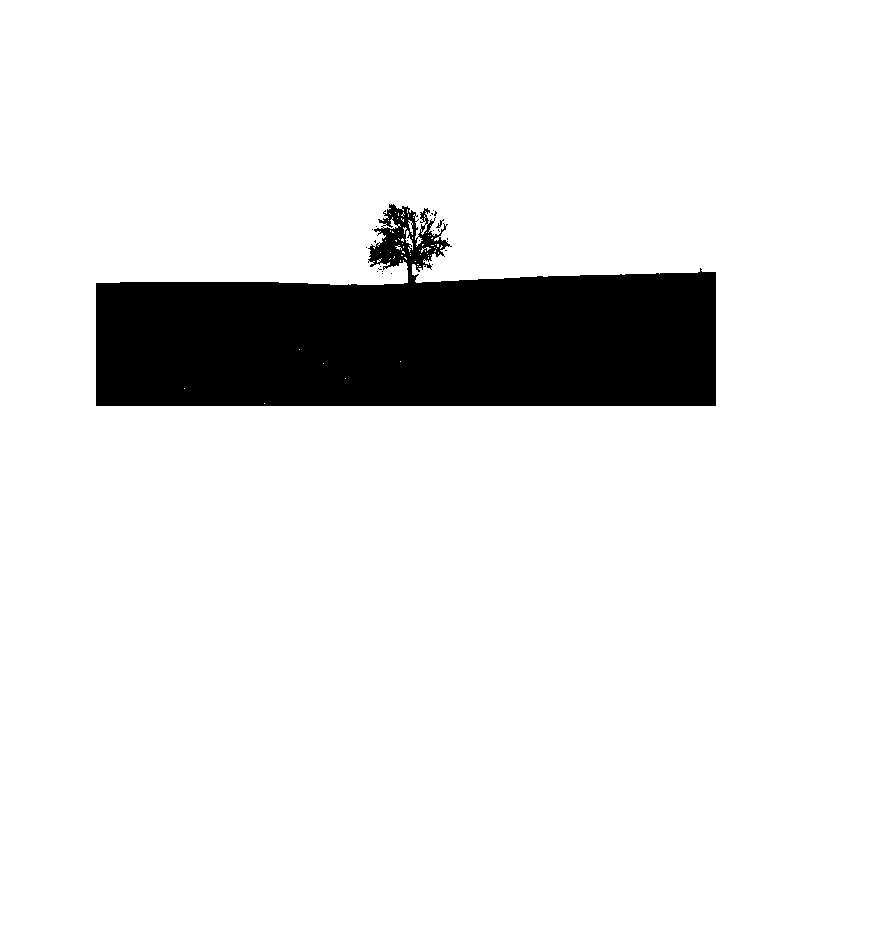
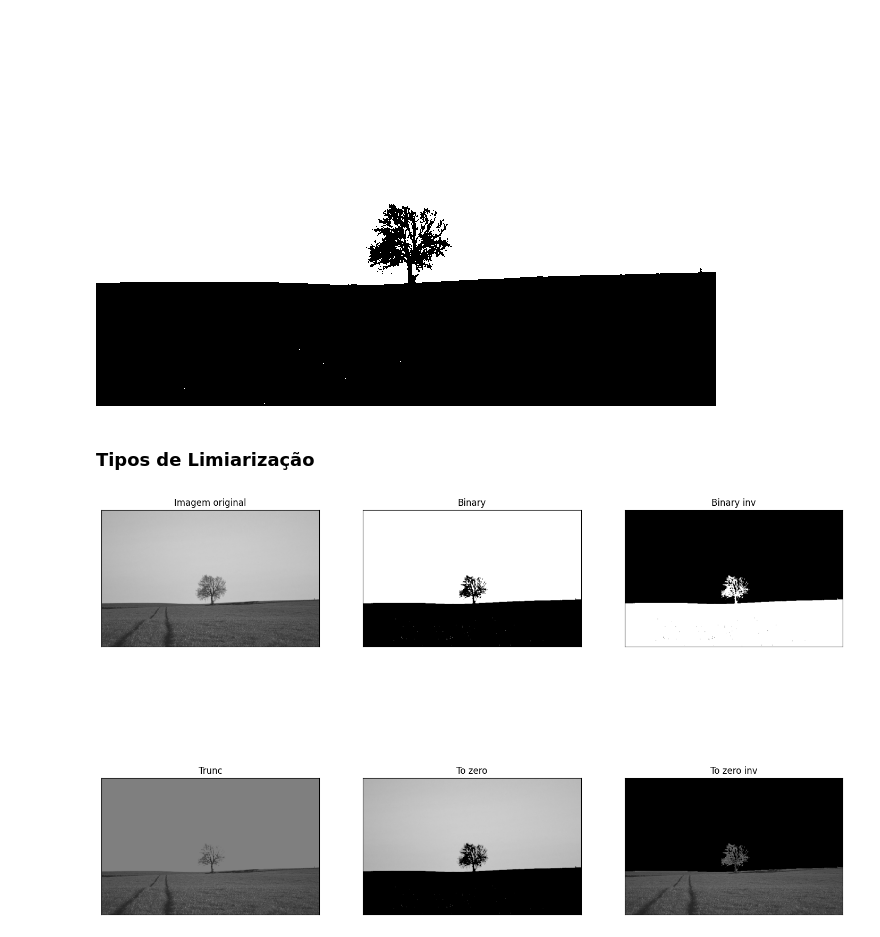
Before and after one commit to KauaHenSilva/python_img_segmentation, a Jupyter notebook: thresholding_based_segmentation.ipynb, the cells around one changed output. Saved outputs shown, nothing was run; the diff lists cells and outputs as text; code cells hidden in the pictures; blank space fills up the shorter version.

Commit message:
feat: Types of Thresholding

```diff
--- a/thresholding_based_segmentation.ipynb
+++ b/thresholding_based_segmentation.ipynb
@@ -32,3 +32,29 @@ val, trash = cv2.threshold(img, limiar, 255, cv2.THRESH_BINARY)
 cv2_imshow(trash)
 # %% [output]
 [figure]
+# %% [markdown]
+### Tipos de Limiarização
+# %%
+def exibir_limiarizacao(img, limiar = 127):
+  _, thresh_binary = cv2.threshold(img, limiar, 255, cv2.THRESH_BINARY)
+  _, thresh_binary_inv = cv2.threshold(img, limiar, 255, cv2.THRESH_BINARY_INV)
+  _, thresh_trunc = cv2.threshold(img, limiar, 255, cv2.THRESH_TRUNC)
+  _, thresh_to_zero = cv2.threshold(img, limiar, 255, cv2.THRESH_TOZERO)
+  _, thresh_to_zero_inv = cv2.threshold(img, limiar, 255, cv2.THRESH_TOZERO_INV)
+
+  titulos = ['Imagem original', 'Binary', 'Binary inv', 'Trunc', 'To zero', 'To zero inv']
+  imagens = [img, thresh_binary, thresh_binary_inv, thresh_trunc, thresh_to_zero, thresh_to_zero_inv]
+
+  fig = plt.gcf()
+  fig.set_size_inches(18,12)
+
+  for i in range(6):
+    plt.subplot(2, 3, i + 1)
+    plt.imshow(cv2.cvtColor(imagens[i], cv2.COLOR_BGR2RGB), cmap = 'gray')
+    plt.title(titulos[i])
+    plt.xticks([]),plt.yticks([])
+  plt.show()
+
+exibir_limiarizacao(img)
+# %% [output]
+[figure, added]
```
Also changed, not shown: parts of 2 cells of this notebook.
